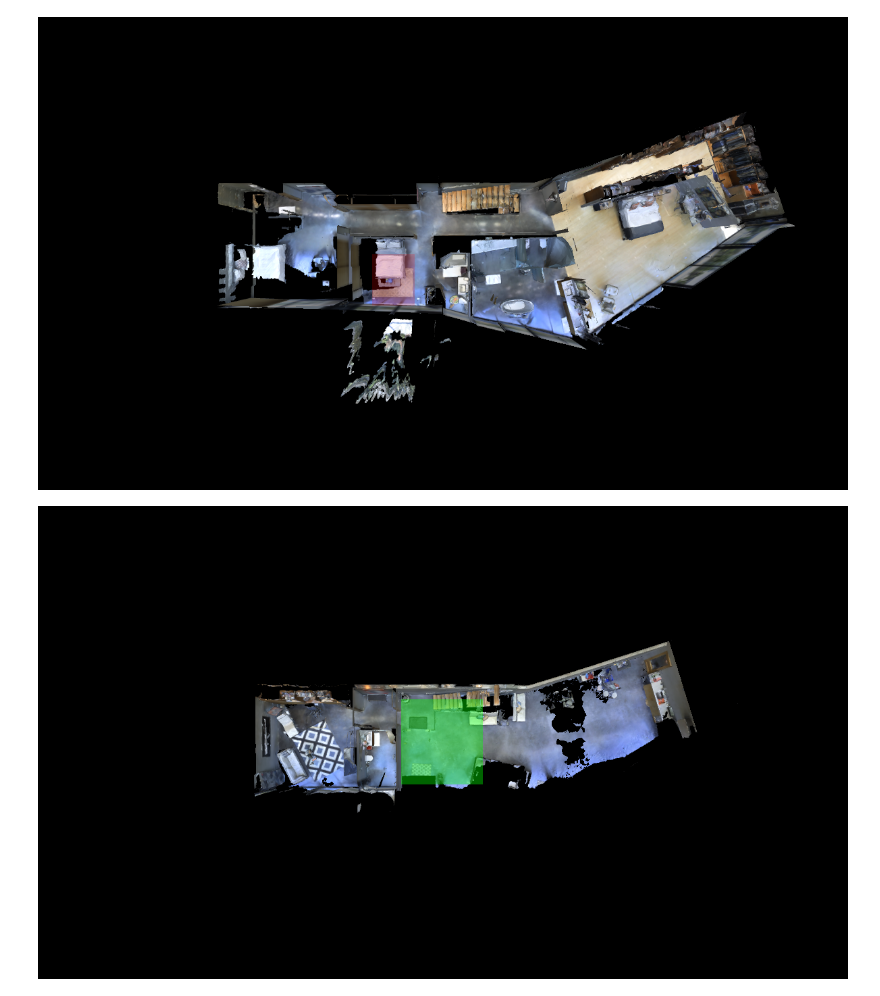
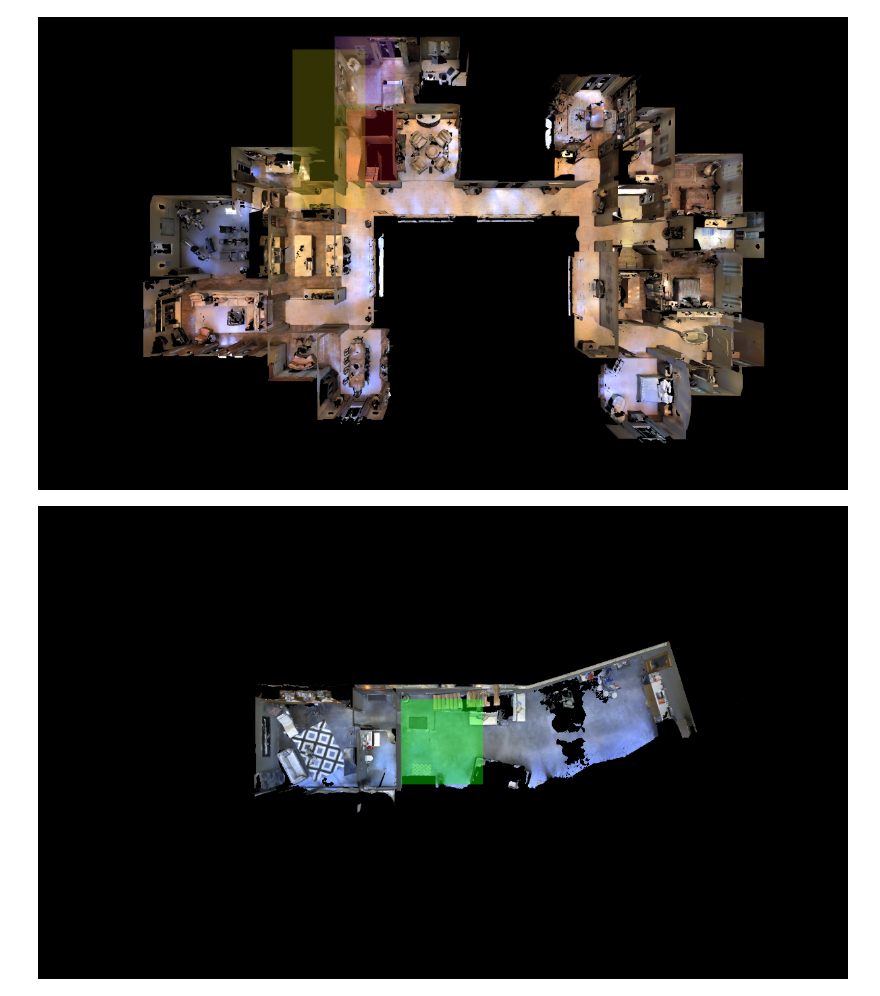
Before and after one commit to saa1605/lsd, a Jupyter notebook: notebooks/2-localization_network.ipynb, the cells around one changed output. Drawn from its saved outputs; the diff is of its cells as text; code cells hidden in the pictures.

```diff
--- a/notebooks/2-localization_network.ipynb
+++ b/notebooks/2-localization_network.ipynb
@@ -33,2 +57,2 @@ config.floorplans_dir = '../data/raw/floorplans'
 # %%
-processed_data = torch.load('/home/saaket/embodiedAI/lsd/data/processed/conventional/best_bbox_arr_train_one_utterance_all_floors.pt')
+processed_data = torch.load('/data1/saaket/lsd_data/data/processed/conventional/best_bbox_arr_train_one_utterance_all_floors.pt')
@@ -45,0 +66,3 @@ painted_images = []
+# %%
+with open('/data1/saaket/lsd_data/data/raw/way_splits/train_data.json') as jj:
+    valUnseen_data = json.load(jj)
@@ -45,0 +103,11 @@ painted_images = []
+# %%
+# 37
+def paint_bbox(image, bbox, color):
+    x1, y1, x2, y2 = bbox
+    overlay = Image.new('RGBA', image.size, color+(0,))
+    draw = ImageDraw.Draw(overlay)  # Create a context for drawing things on it.
+    draw.rectangle((x1, y1, x2, y2), fill=color+(50,))
+
+    # Alpha composite these two images together to obtain the desired result.
+    image = Image.alpha_composite(image, overlay)
+    return image
@@ -46,3 +122,12 @@ painted_images = []
+# %%
+img = Image.open(
+    "{}/floor_{}/{}_{}.png".format(self.config.floorplans_dir, f, sn, f)
+).convert('RGBA')
+if int(f) in bboxes_on_floors:
+    for bb in bboxes_on_floors[int(f)]:
+        bbox_idx, _, bbox_coords = bb
+        img = self.paint_bbox(img, bbox_coords, bbox_colors[bbox_idx])
+        self.painted_images.append(img)
 # %%
 class LSDDataset(Dataset):
     def __init__(self, processed_data, config):
@@ -134,9 +219,9 @@ class LSDDataset(Dataset):
 # %%
 train_dataset = LSDDataset(processed_data, config)
 # %%
-train_dataset[0]['paints'][1]
+train_dataset[100]['paints'][2]
 # %% [output]
-[figure, old version]
+[figure, new version]
 # %%
 painted_images[0]
 # %% [output]
```
Also changed, not shown: parts of 10 cells of this notebook, 40 other files.
